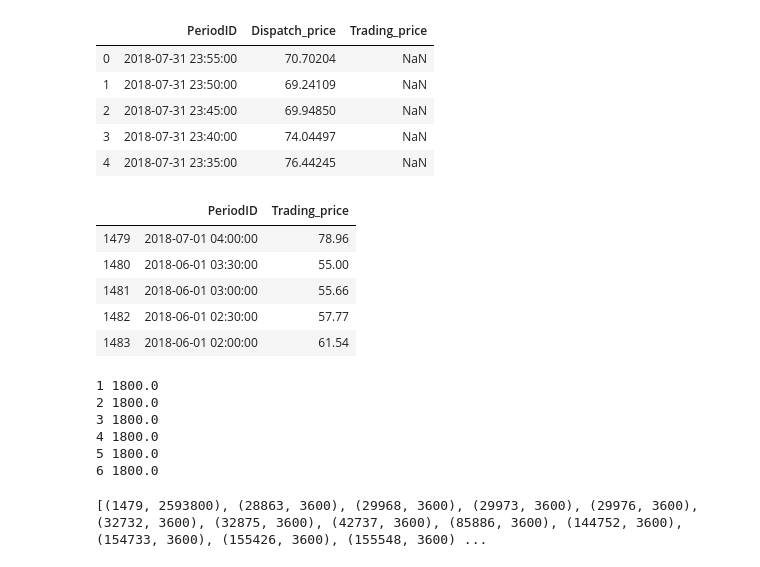
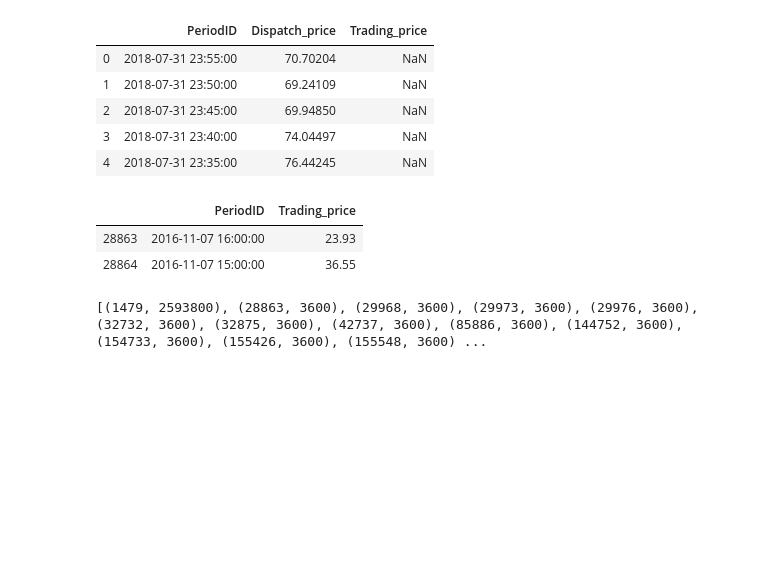
Before and after one commit to bkubsch/marginal-carbon, a Jupyter notebook: notebooks/05_Dispatched_vs_traded.ipynb, the cells around one changed output. Saved outputs shown, nothing was run; the diff lists cells and outputs as text; code cells hidden in the pictures; blank space fills up the shorter version.

```diff
--- a/notebooks/Dispatched_vs_traded.ipynb
+++ b/notebooks/05_Dispatched_vs_traded.ipynb
@@ -120,29 +89,11 @@ df_trading_dispatch.head()
 | 4 | 2018-07-31 23:35:00 | 76.44245 | NaN |
 # %%
 df_trading_price_corr = df_trading_dispatch[~df_trading_dispatch.Trading_price.isna()].drop(columns="Dispatch_price").reset_index(drop=True)
-df_trading_price_corr.iloc[1479:1484]
+df_trading_price_corr.iloc[28863:28865]
 # %% [output]
 |  | PeriodID | Trading_price |
-| 1479 | 2018-07-01 04:00:00 | 78.96 |
-| 1480 | 2018-06-01 03:30:00 | 55.00 |
-| 1481 | 2018-06-01 03:00:00 | 55.66 |
-| 1482 | 2018-06-01 02:30:00 | 57.77 |
-| 1483 | 2018-06-01 02:00:00 | 61.54 |
+| 28863 | 2016-11-07 16:00:00 | 23.93 |
+| 28864 | 2016-11-07 15:00:00 | 36.55 |
-# %%
-count = 0
-for i,j in df_trading_price_corr.PeriodID[1:].iteritems():
-    count += 1
-    delta = abs(df_trading_price_corr.PeriodID[i] - df_trading_price_corr.PeriodID[i-1])
-    print(i,delta.total_seconds())
-    if count > 5:
-        break
-# %% [output]
-1 1800.0
-2 1800.0
-3 1800.0
-4 1800.0
-5 1800.0
-6 1800.0
 # %%
 def correct_timedelta(table,col,time_diff):
     '''
```
Also changed, not shown: parts of 17 cells of this notebook, 6 other files.
